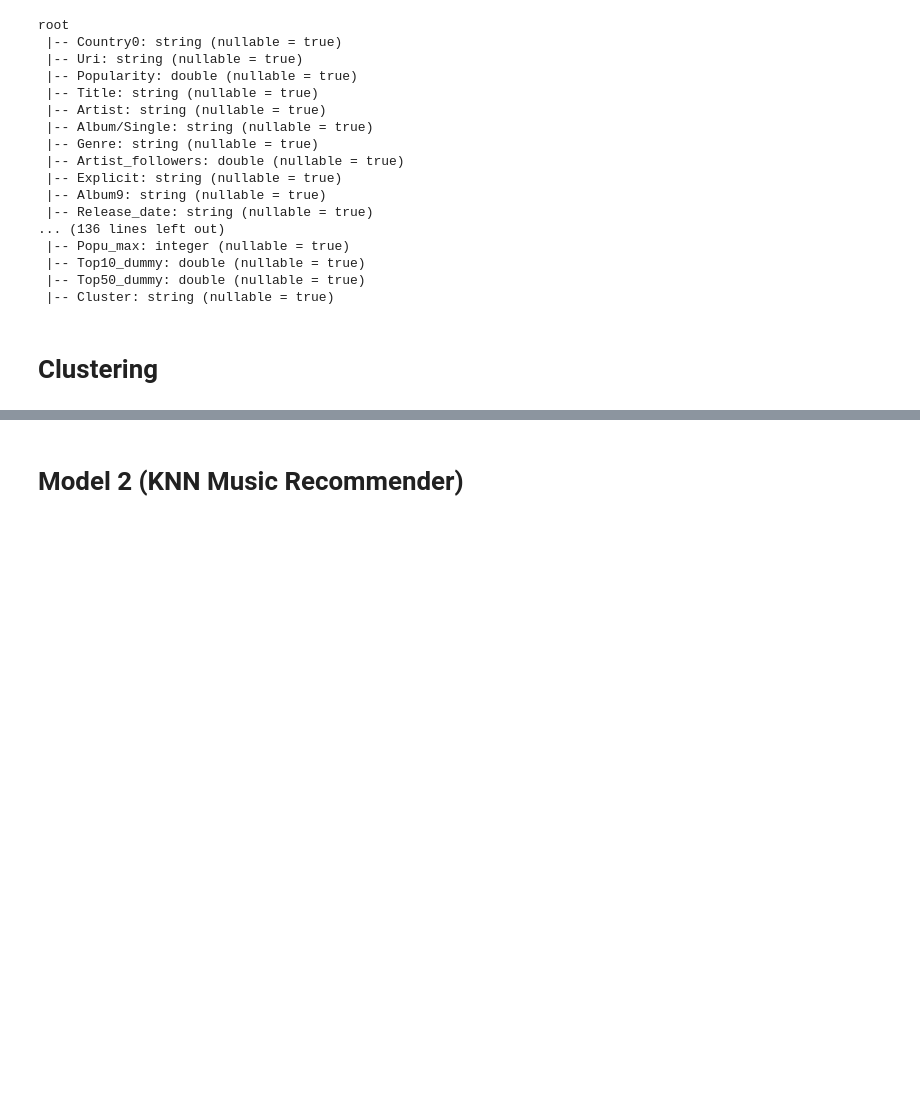
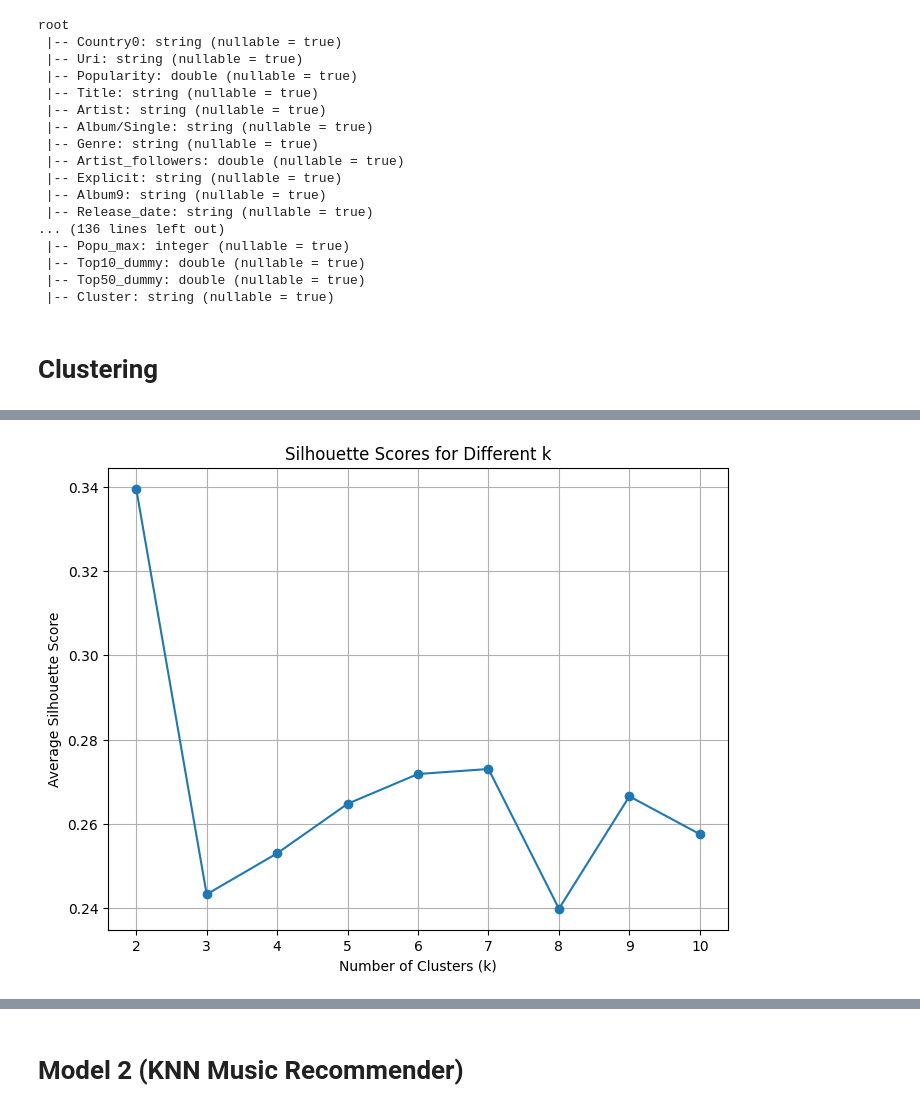
Before and after one commit to nathanbrz/Music_Analytics_and_Recommendation, a Jupyter notebook: code/DS_Clustering.ipynb, the cells around one changed output, grey strips where cells are left out. Cells and saved outputs as stored; diff of their text form; code cells hidden in the pictures; blank space fills up the shorter version.

```diff
--- a/code/DS_Clustering.ipynb
+++ b/code/DS_Clustering.ipynb
@@ -171 +230,66 @@ root
+# %%
+import matplotlib.pyplot as plt
+
+# Initialize an empty list to store silhouette scores
+k_values = list(range(2, 11))  # Testing k from 2 to 10
+silhouette_scores = []
+
+# Loop through different k values
+for k in k_values:
+    # Fit KMeans model with current k
+    kmeans = KMeans(featuresCol="scaled_features", k=k, seed=1)
+    kmeans_model = kmeans.fit(scaled_df)
+
+    # Assign predictions to the data
+    clusters_df = kmeans_model.transform(scaled_df)
+
+    # Broadcast cluster centers
+    cluster_centers = kmeans_model.clusterCenters()
+    broadcast_centers = spark.sparkContext.broadcast(cluster_centers)
+
+    # UDFs to calculate intra-cluster and nearest-cluster distances
+    @udf(DoubleType())
+    def compute_distance(point, cluster_id):
+        point_array = np.array(point)
+        center = np.array(broadcast_centers.value[cluster_id])
+        return float(np.linalg.norm(point_array - center))
+
+    @udf(DoubleType())
+    def nearest_cluster_distance(point, cluster_id):
+        point_array = np.array(point)
+        other_centers = [np.array(c) for i, c in enumerate(broadcast_centers.value) if i != cluster_id]
+        distances = [np.linalg.norm(point_array - center) for center in other_centers]
+        return float(min(distances))
+
+    clusters_df = clusters_df.withColumn(
+        "intra_cluster_distance", compute_distance("scaled_features", "prediction")
+    ).withColumn(
+        "nearest_cluster_distance", nearest_cluster_distance("scaled_features", "prediction")
+    )
+
+    # Calculate silhouette score for each point
+    @udf(DoubleType())
+    def silhouette_score(a, b):
+        if a == b:
+            return 0.0
+        return (b - a) / max(a, b)
+
+    clusters_df = clusters_df.withColumn(
+        "silhouette", silhouette_score(col("intra_cluster_distance"), col("nearest_cluster_distance"))
+    )
+
+    # Compute the average silhouette score for current k
+    silhouette_avg = clusters_df.select("silhouette").rdd.map(lambda row: row[0]).mean()
+    silhouette_scores.append(silhouette_avg)
+
+# Plot silhouette scores
+plt.figure(figsize=(8, 6))
+plt.plot(k_values, silhouette_scores, marker='o')
+plt.title("Silhouette Scores for Different k")
+plt.xlabel("Number of Clusters (k)")
+plt.ylabel("Average Silhouette Score")
+plt.grid(True)
+plt.show()
+# %% [output]
+[figure, added]
 # %%
```
Also changed, not shown: parts of 8 cells of this notebook.
